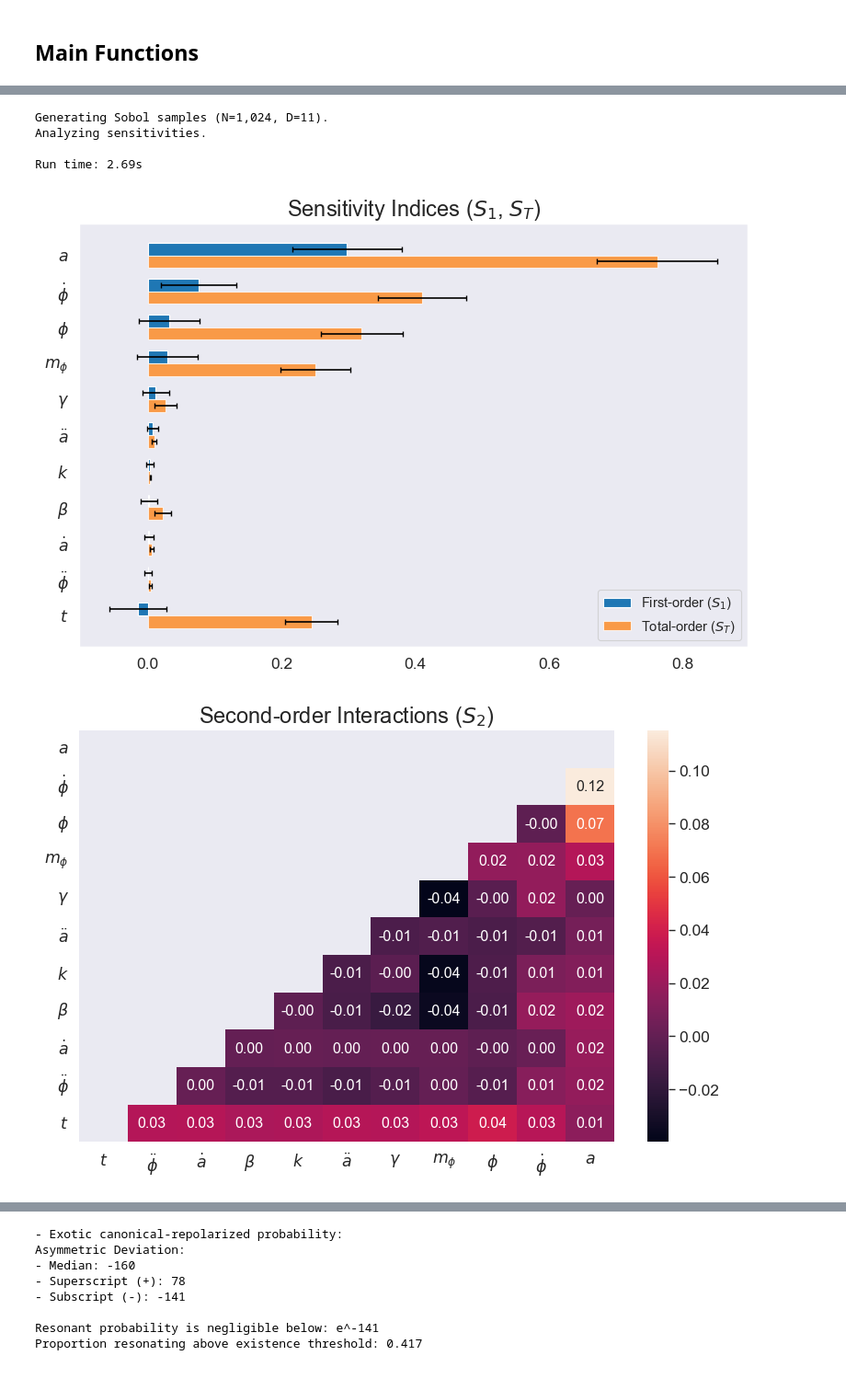
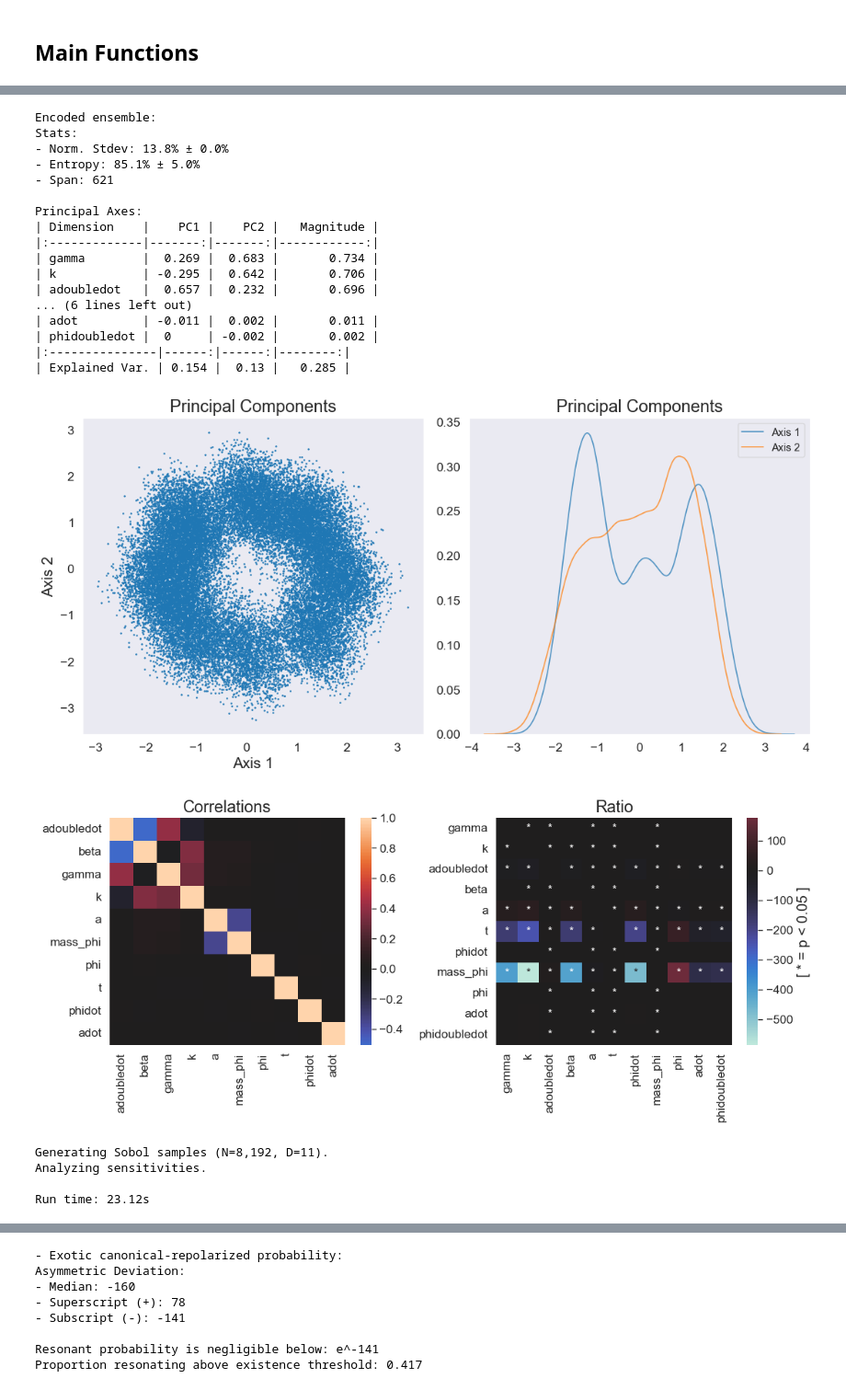
Before and after one commit to jgsoltes/Spacetime-KDE, a Jupyter notebook: Universe_KDE.ipynb, the cells around one changed output, grey strips where cells are left out. Shown at 92% size. Drawn from its saved outputs; the diff is of its cells as text; code cells hidden in the pictures.

```diff
--- a/Universe_KDE.ipynb
+++ b/Universe_KDE.ipynb
@@ -31,7 +31,9 @@ sns.set_context('paper', font_scale=1.2, rc={
     'xtick.labelsize': 12.5,
     'ytick.labelsize': 12.5
 })
-plot_resolution = 'low'
+
+### define plot resolution ('high' or 'low')
+plot_resolution = 'high'
 history_path = 'spacetime_ensemble.csv'
 
 ### physical constants
@@ -54,6 +56,11 @@ plot_label_map = {'t': r'$t$', 'a': r'$a$', 'adot': r'$\dot{a}$', 'adoubledot':
                   'k': r'$k$', 'beta': r'$\beta$', 'gamma': r'$\gamma$'
     }
 formatted_labels = [plot_label_map.get(name, name) for name in zeta_order]
+
+# suppress warnings
+warnings.filterwarnings('ignore', category=UserWarning)
+warnings.filterwarnings('ignore', category=RuntimeWarning)
+pd.set_option('display.max_columns',None)
 
 
 ##### parameter space bounds ######
@@ -1553,6 +1581,8 @@ physical_stats = physical_statistics(ensemble_exponents)
 sobol_distributions() # compare resonance of a sobol sequence
 covariance_analysis(ensemble_exponents)
 plot_energy_scatter()
+print('\nEncoded ensemble:')
+hdim.analyze(ensemble_exponents)
 
 # sensitivity analysis
 n_sensitivity_samples = 2**13 if plot_resolution == 'high' else 2**10
@@ -1595,25 +1625,42 @@ Phantom                   | 0.015       % | 0.019       %
 [figure]
 \begin{table}
 \caption{Ensemble Covariance Matrix}
 \label{tab:covariance}
 \begin{tabular}{lrrrrrrrrrrr}
 \toprule
  & $t$ & $a$ & $\dot{a}$ & $\ddot{a}$ & $\phi$ & $\dot{\phi}$ & $\ddot{\phi}$ & $m_{\phi}$ & $k$ & $\beta$ & $\gamma$ \\
 \midrule
 $t$ & 223.9 & 0.6 & -3.8 & 2.3 & -6.7 & -2.6 & 5.9 & -1.2 & -0.1 & -0.0 & -0.1 \\
 $a$ & 0.6 & 197.8 & 2.4 & 7.1 & 2.1 & -8.9 & -1.0 & -66.6 & 0.1 & 0.3 & 0.3 \\
 $\dot{a}$ & -3.8 & 2.4 & 1862.0 & -9.3 & 5.9 & -15.8 & -26.8 & -3.4 & 0.1 & 0.1 & -0.1 \\
 $\ddot{a}$ & 2.3 & 7.1 & -9.3 & 8496.8 & -8.4 & 57.6 & -9.0 & 4.6 & -4.5 & -24.5 & 19.4 \\
 $\phi$ & -6.7 & 2.1 & 5.9 & -8.4 & 1150.9 & 27.6 & 60.4 & -4.0 & 0.0 & 0.1 & -0.0 \\
 ... (5 lines left out)
 $\gamma$ & -0.1 & 0.3 & -0.1 & 19.4 & -0.0 & 0.0 & -0.1 & 0.3 & 0.1 & -0.0 & 0.3 \\
 \bottomrule
 \end{tabular}
 \end{table}
 [figure]
-Generating Sobol samples (N=1,024, D=11).
-Analyzing sensitivities.
+Encoded ensemble:
+Stats:
+- Norm. Stdev: 13.8% ± 0.0%
+- Entropy: 85.1% ± 5.0%
+- Span: 621
 
-Run time: 2.69s
+Principal Axes:
+| Dimension    |    PC1 |    PC2 |   Magnitude |
+|:-------------|-------:|-------:|------------:|
+| gamma        |  0.269 |  0.683 |       0.734 |
+| k            | -0.295 |  0.642 |       0.706 |
+| adoubledot   |  0.657 |  0.232 |       0.696 |
+... (6 lines left out)
+| adot         | -0.011 |  0.002 |       0.011 |
+| phidoubledot |  0     | -0.002 |       0.002 |
+|:---------------|------:|------:|--------:|
+| Explained Var. | 0.154 |  0.13 |   0.285 |
-[figure, old version]
+[figure, new version]
-[figure, old version]
+[figure, new version]
+Generating Sobol samples (N=8,192, D=11).
+Analyzing sensitivities.
+
+Run time: 23.12s
```
Also changed, not shown: parts of 19 cells of this notebook.
